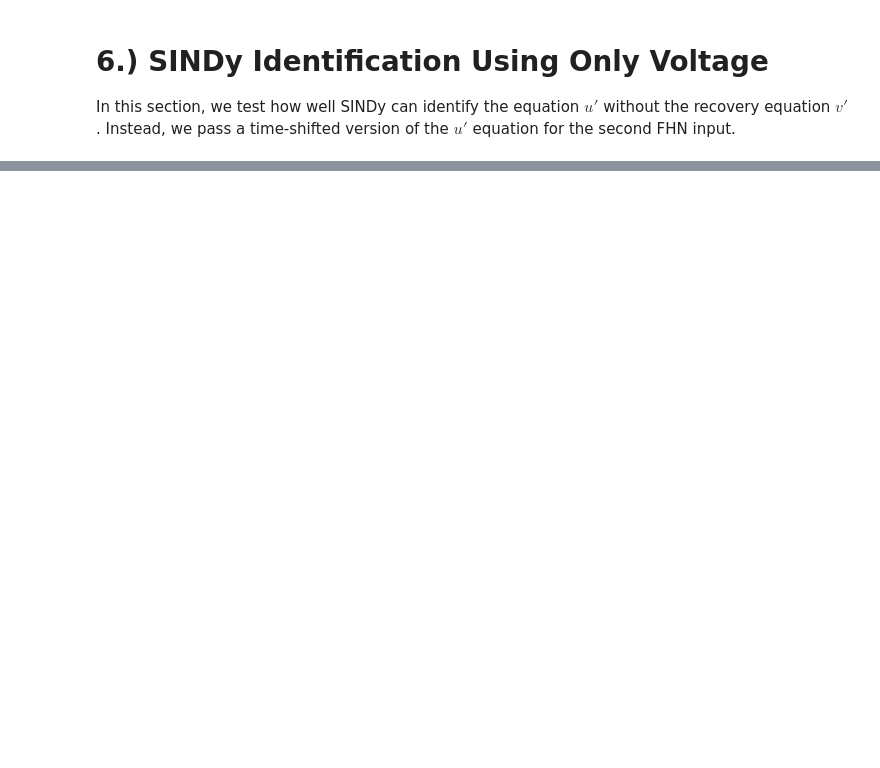
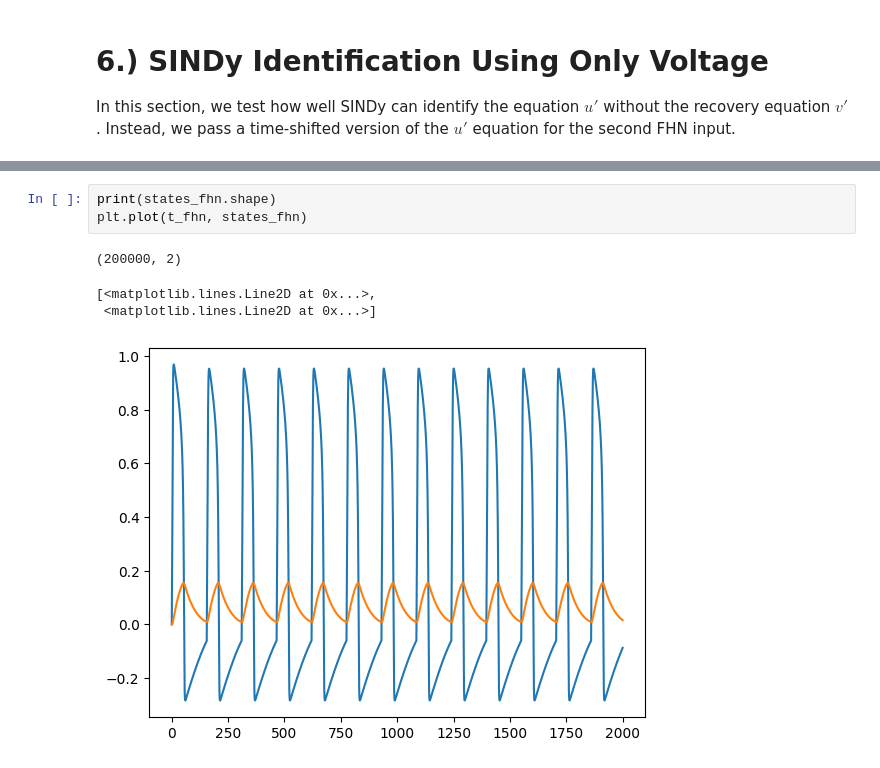
Before and after one commit to cswelch/SINDy-for-Cardiac-Electrophysiology, a Jupyter notebook: SINDy_non_autonomous_test.ipynb, the cells around one changed output, grey strips where cells are left out. Saved outputs shown, nothing was run; the diff lists cells and outputs as text; blank space fills up the shorter version.

```diff
--- a/SINDy_non_autonomous_test.ipynb
+++ b/SINDy_non_autonomous_test.ipynb
@@ -664,0 +718,8 @@ v' = -0.10000 u + -1.00000 v + 1.10000 u^2 + -1.00000 u^3 + 1.00000 f_td
+# %%
+print(states_fhn.shape)
+plt.plot(t_fhn, states_fhn)
+# %% [output]
+(200000, 2)
+[<matplotlib.lines.Line2D at 0x...>,
+ <matplotlib.lines.Line2D at 0x...>]
+[figure, added]
```
Also changed, not shown: parts of 5 cells of this notebook, 1 other file.
